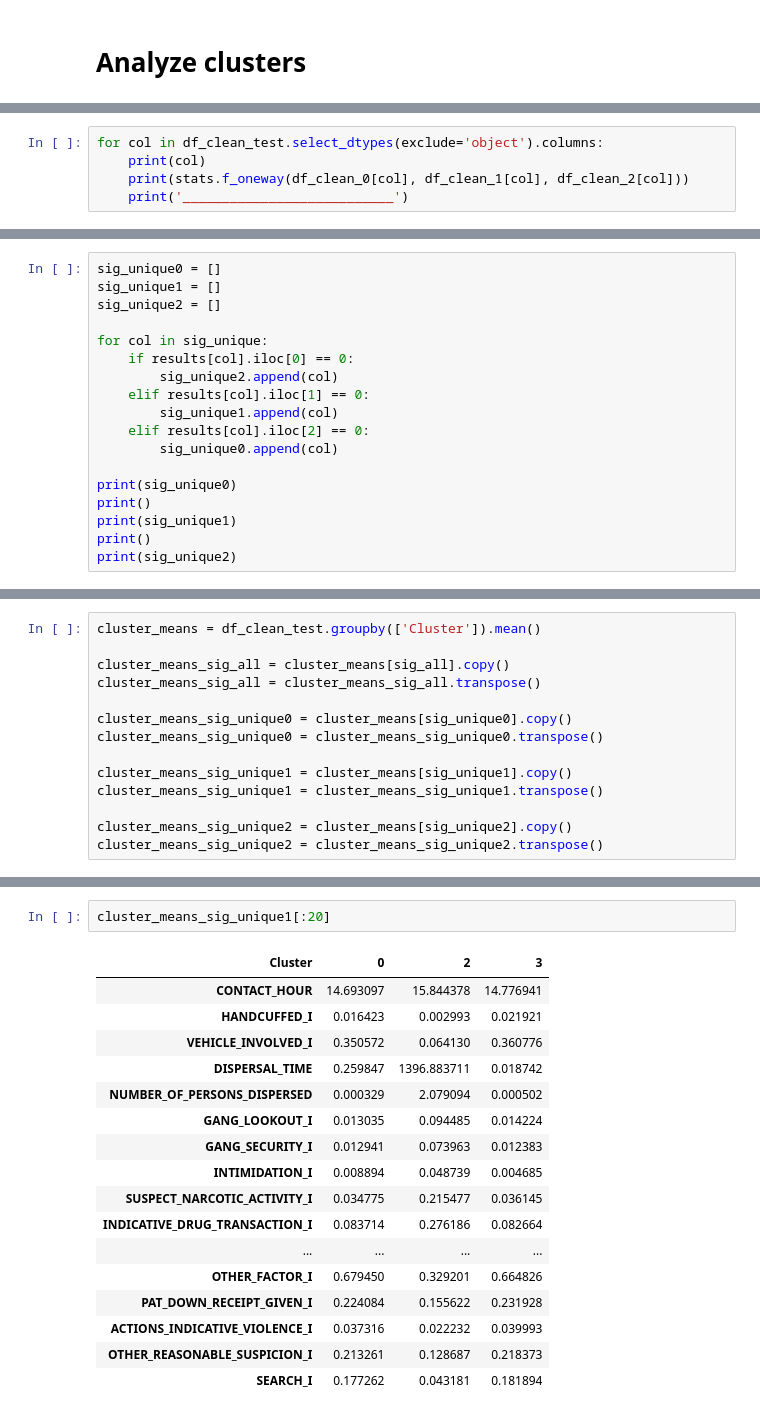
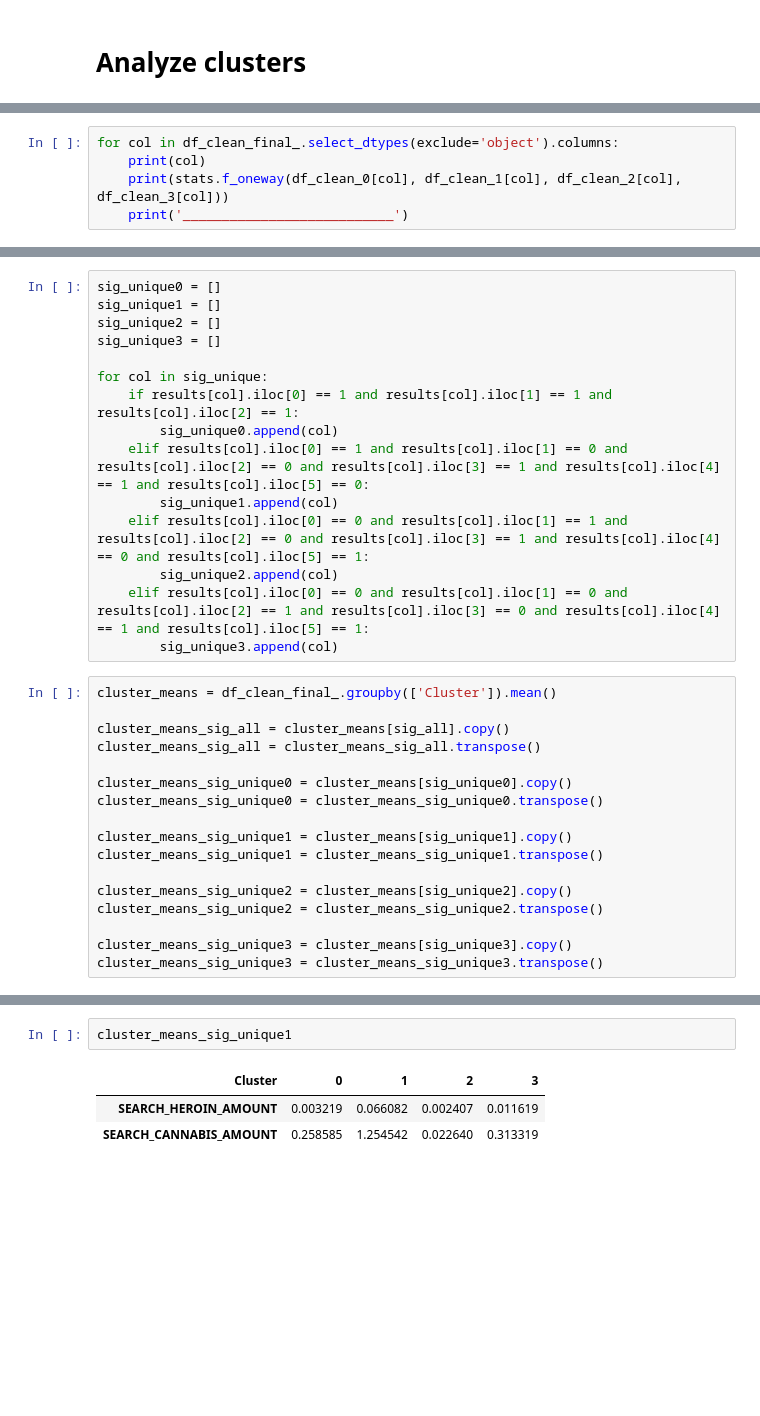
Before and after one commit to nteuthorn/Thinkful-Capstone-3, a Jupyter notebook: Capstone_3.ipynb, the cells around one changed output, grey strips where cells are left out. Cells and saved outputs as stored; diff of their text form; blank space fills up the shorter version.

```diff
--- a/Capstone_3.ipynb
+++ b/Capstone_3.ipynb
@@ -668,7 +864,7 @@ df_clean_2.describe()
 # %%
-for col in df_clean_test.select_dtypes(exclude='object').columns:
+for col in df_clean_final_.select_dtypes(exclude='object').columns:
     print(col)
-    print(stats.f_oneway(df_clean_0[col], df_clean_1[col], df_clean_2[col]))
+    print(stats.f_oneway(df_clean_0[col], df_clean_1[col], df_clean_2[col], df_clean_3[col]))
     print('___________________________')
 # %% [output]
 index
@@ -763,18 +954,0 @@ print(sig_unique)
-# %%
-sig_unique0 = []
-sig_unique1 = []
-sig_unique2 = []
-
-for col in sig_unique:
-    if results[col].iloc[0] == 0:
-        sig_unique2.append(col)
-    elif results[col].iloc[1] == 0:
-        sig_unique1.append(col)
-    elif results[col].iloc[2] == 0:
-        sig_unique0.append(col)
-
-print(sig_unique0)
-print()
-print(sig_unique1)
-print()
-print(sig_unique2)
@@ -787,5 +955,20 @@ print(sig_unique2)
+# %%
+sig_unique0 = []
+sig_unique1 = []
+sig_unique2 = []
+sig_unique3 = []
+
+for col in sig_unique:
+    if results[col].iloc[0] == 1 and results[col].iloc[1] == 1 and results[col].iloc[2] == 1:
+        sig_unique0.append(col)
+    elif results[col].iloc[0] == 1 and results[col].iloc[1] == 0 and results[col].iloc[2] == 0 and results[col].iloc[3] == 1 and results[col].iloc[4] == 1 and results[col].iloc[5] == 0:
+        sig_unique1.append(col)
+    elif results[col].iloc[0] == 0 and results[col].iloc[1] == 1 and results[col].iloc[2] == 0 and results[col].iloc[3] == 1 and results[col].iloc[4] == 0 and results[col].iloc[5] == 1:
+        sig_unique2.append(col)
+    elif results[col].iloc[0] == 0 and results[col].iloc[1] == 0 and results[col].iloc[2] == 1 and results[col].iloc[3] == 0 and results[col].iloc[4] == 1 and results[col].iloc[5] == 1:
+        sig_unique3.append(col)
 # %%
-cluster_means = df_clean_test.groupby(['Cluster']).mean()
+cluster_means = df_clean_final_.groupby(['Cluster']).mean()
 
 cluster_means_sig_all = cluster_means[sig_all].copy()
 cluster_means_sig_all = cluster_means_sig_all.transpose()
@@ -798,6 +981,9 @@ cluster_means_sig_unique1 = cluster_means_sig_unique1.transpose()
 
 cluster_means_sig_unique2 = cluster_means[sig_unique2].copy()
 cluster_means_sig_unique2 = cluster_means_sig_unique2.transpose()
+
+cluster_means_sig_unique3 = cluster_means[sig_unique3].copy()
+cluster_means_sig_unique3 = cluster_means_sig_unique3.transpose()
 # %%
 cluster_means_sig_all
 # %% [output]
@@ -832,23 +1014,9 @@ cluster_means_sig_unique0
 # %%
-cluster_means_sig_unique1[:20]
+cluster_means_sig_unique1
 # %% [output]
-| Cluster | 0 | 2 | 3 |
-| CONTACT_HOUR | 14.693097 | 15.844378 | 14.776941 |
-| HANDCUFFED_I | 0.016423 | 0.002993 | 0.021921 |
-| VEHICLE_INVOLVED_I | 0.350572 | 0.064130 | 0.360776 |
-| DISPERSAL_TIME | 0.259847 | 1396.883711 | 0.018742 |
-| NUMBER_OF_PERSONS_DISPERSED | 0.000329 | 2.079094 | 0.000502 |
-| GANG_LOOKOUT_I | 0.013035 | 0.094485 | 0.014224 |
-| GANG_SECURITY_I | 0.012941 | 0.073963 | 0.012383 |
-| INTIMIDATION_I | 0.008894 | 0.048739 | 0.004685 |
-| SUSPECT_NARCOTIC_ACTIVITY_I | 0.034775 | 0.215477 | 0.036145 |
-| INDICATIVE_DRUG_TRANSACTION_I | 0.083714 | 0.276186 | 0.082664 |
-| ... | ... | ... | ... |
-| OTHER_FACTOR_I | 0.679450 | 0.329201 | 0.664826 |
-| PAT_DOWN_RECEIPT_GIVEN_I | 0.224084 | 0.155622 | 0.231928 |
-| ACTIONS_INDICATIVE_VIOLENCE_I | 0.037316 | 0.022232 | 0.039993 |
-| OTHER_REASONABLE_SUSPICION_I | 0.213261 | 0.128687 | 0.218373 |
-| SEARCH_I | 0.177262 | 0.043181 | 0.181894 |
+| Cluster | 0 | 1 | 2 | 3 |
+| SEARCH_HEROIN_AMOUNT | 0.003219 | 0.066082 | 0.002407 | 0.011619 |
+| SEARCH_CANNABIS_AMOUNT | 0.258585 | 1.254542 | 0.022640 | 0.313319 |
 # %%
 cluster_means_sig_unique2
 # %% [output]
```
Also changed, not shown: parts of 76 cells of this notebook.
